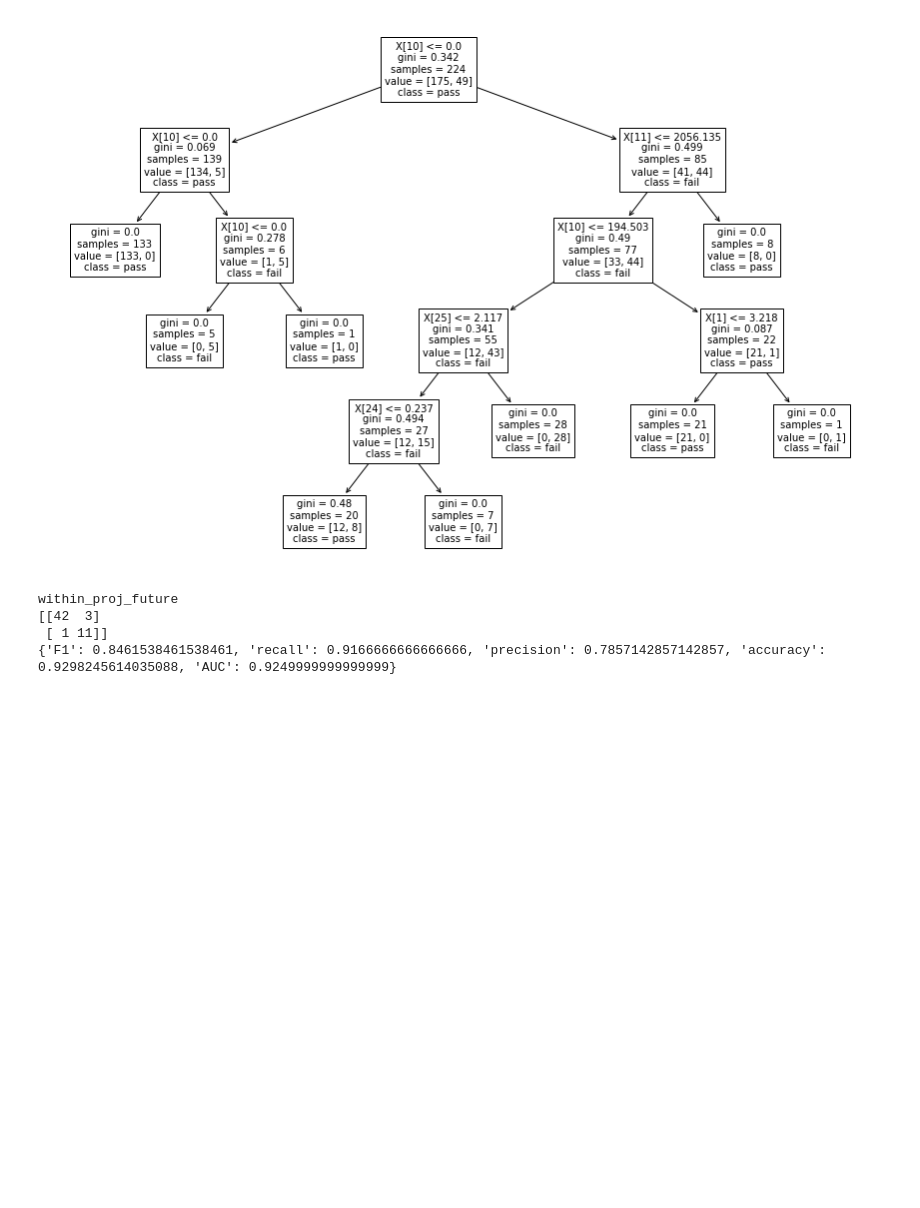
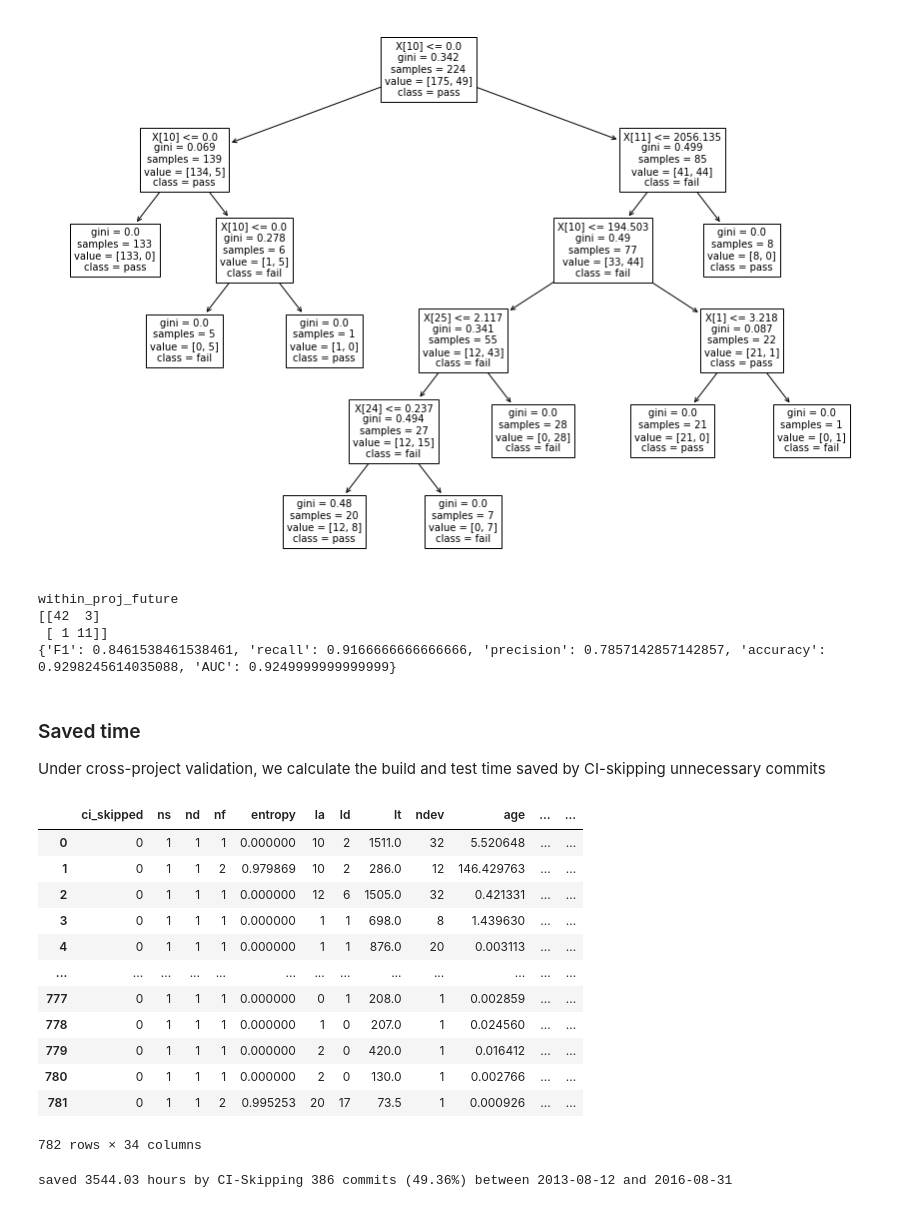
Before and after one commit to MaherDissem/CI-Failing-Builds-Detection, a Jupyter notebook: RLCIskip.ipynb, the cells around one changed output. Saved outputs shown, nothing was run; the diff lists cells and outputs as text; code cells hidden in the pictures; blank space fills up the shorter version.

Commit message:
added evaluation of the total time saved

```diff
--- a/RLCIskip.ipynb
+++ b/RLCIskip.ipynb
@@ -89,14 +89,13 @@ def cross_eval(valid_proj):
     y_train = np.array(df_train.iloc[:,0].astype(int))
 
     df_val = pd.read_csv(os.path.join(path, valid_proj))
-    df = df_val
 
     X_val = np.array(df_val.iloc[:,1:cols_to_keep])
     y_val = np.array(df_val.iloc[:,0].astype(int))
 
     eval_meth = f'cross_proj_{valid_proj}'[:-4]
 
-    return X_train, y_train, X_val, y_val, df, eval_meth
+    return X_train, y_train, X_val, y_val, df_val, eval_meth
 # %% [markdown]
 ### Modifiable Decision Tree model
 # %%
@@ -918,3 +901,67 @@ within_proj_future
 [[42  3]
  [ 1 11]]
 {'F1': 0.8461538461538461, 'recall': 0.9166666666666666, 'precision': 0.7857142857142857, 'accuracy': 0.9298245614035088, 'AUC': 0.9249999999999999}
+# %% [markdown]
+### Saved time
+Under cross-project validation, we calculate the build and test time saved by CI-skipping unnecessary commits
+# %%
+# selecting the commits present in the two datasets to create a new DataFrame
+
+valid_proj = 'searchkick'
+
+# classification features
+X_train, y_train, X_val, y_val, df, eval_meth = cross_eval(valid_proj+'.csv')
+hashes = df['commit_hash']
+
+# time features
+project = f'TT-selected-projects/{valid_proj}-TT.csv'
+TT_data = pd.DataFrame(pd.read_csv(project))
+
+shared_commits = []
+seen = set()
+new_columns = list(model.columns_names); new_columns.append('tr_duration')
+first_date = "2099-12-31 23:59:59"
+last_date = "2000-01-01 00:00:00"
+
+for i, hash_i in enumerate(hashes):
+    for j, hash_j in enumerate(TT_data['git_trigger_commit']):
+        if hash_i==hash_j and hash_i not in seen:
+            seen.add(hash_i)
+            date = TT_data['gh_build_started_at'].iloc[j]
+            if date<first_date:
+                first_date=date
+            if date>last_date:
+                last_date=date
+            shared_commits.append(np.append(df.iloc[i].values, TT_data['tr_duration'].iloc[j]))
+
+new_df = pd.DataFrame(shared_commits, columns=new_columns)
+new_df
+# %% [output]
+|  | ci_skipped | ns | nd | nf | entropy | la | ld | lt | ndev | age | ... | ... |
+| 0 | 0 | 1 | 1 | 1 | 0.000000 | 10 | 2 | 1511.0 | 32 | 5.520648 | ... | ... |
+| 1 | 0 | 1 | 1 | 2 | 0.979869 | 10 | 2 | 286.0 | 12 | 146.429763 | ... | ... |
+| 2 | 0 | 1 | 1 | 1 | 0.000000 | 12 | 6 | 1505.0 | 32 | 0.421331 | ... | ... |
+| 3 | 0 | 1 | 1 | 1 | 0.000000 | 1 | 1 | 698.0 | 8 | 1.439630 | ... | ... |
+| 4 | 0 | 1 | 1 | 1 | 0.000000 | 1 | 1 | 876.0 | 20 | 0.003113 | ... | ... |
+| ... | ... | ... | ... | ... | ... | ... | ... | ... | ... | ... | ... | ... |
+| 777 | 0 | 1 | 1 | 1 | 0.000000 | 0 | 1 | 208.0 | 1 | 0.002859 | ... | ... |
+| 778 | 0 | 1 | 1 | 1 | 0.000000 | 1 | 0 | 207.0 | 1 | 0.024560 | ... | ... |
+| 779 | 0 | 1 | 1 | 1 | 0.000000 | 2 | 0 | 420.0 | 1 | 0.016412 | ... | ... |
+| 780 | 0 | 1 | 1 | 1 | 0.000000 | 2 | 0 | 130.0 | 1 | 0.002766 | ... | ... |
+| 781 | 0 | 1 | 1 | 2 | 0.995253 | 20 | 17 | 73.5 | 1 | 0.000926 | ... | ... |
+782 rows × 34 columns
+# %%
+X_val = np.array(df.iloc[:,1:cols_to_keep])
+y_val = df.iloc[:,0].astype(int)
+total_time = 0; count = 0
+
+for i in range(len(new_df)):
+    sample = X_val[i].reshape(1, -1)
+    y_pred_i = model.model.predict(sample)
+    if y_pred_i==y_val[i]:
+        total_time += new_df.iloc[i, -1]
+        count += 1
+
+print(f"saved {total_time/60:.2f} hours by CI-Skipping {count} commits ({count/len(new_df)*100:.2f}%) between {first_date[:10]} and {last_date[:10]}")
+# %% [output]
+saved 3544.03 hours by CI-Skipping 386 commits (49.36%) between 2013-08-12 and 2016-08-31
```
Also changed, not shown: parts of 2 cells of this notebook.
